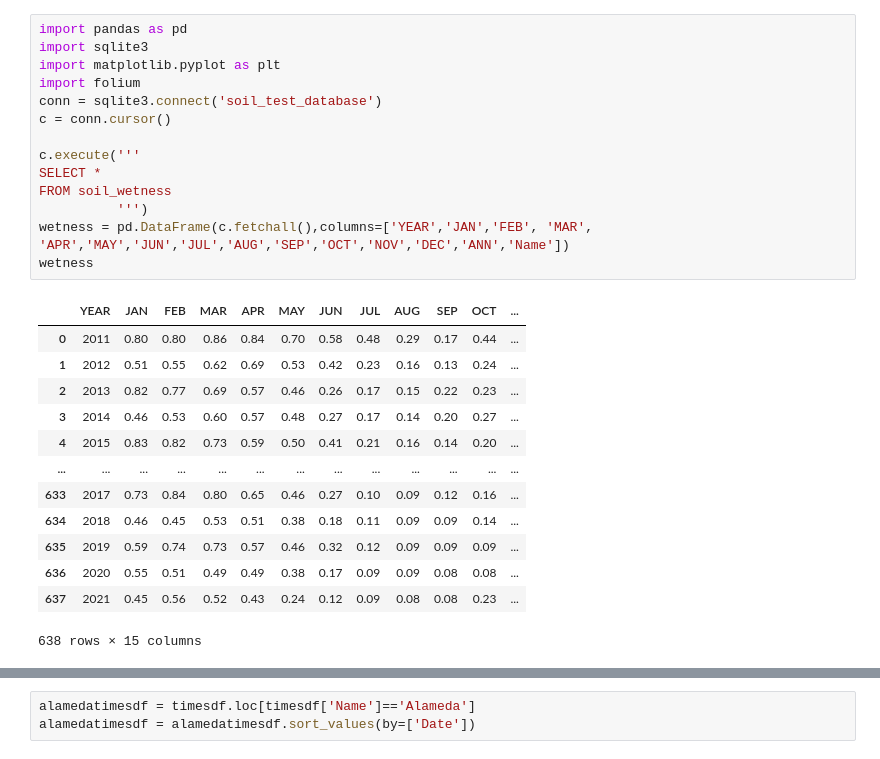
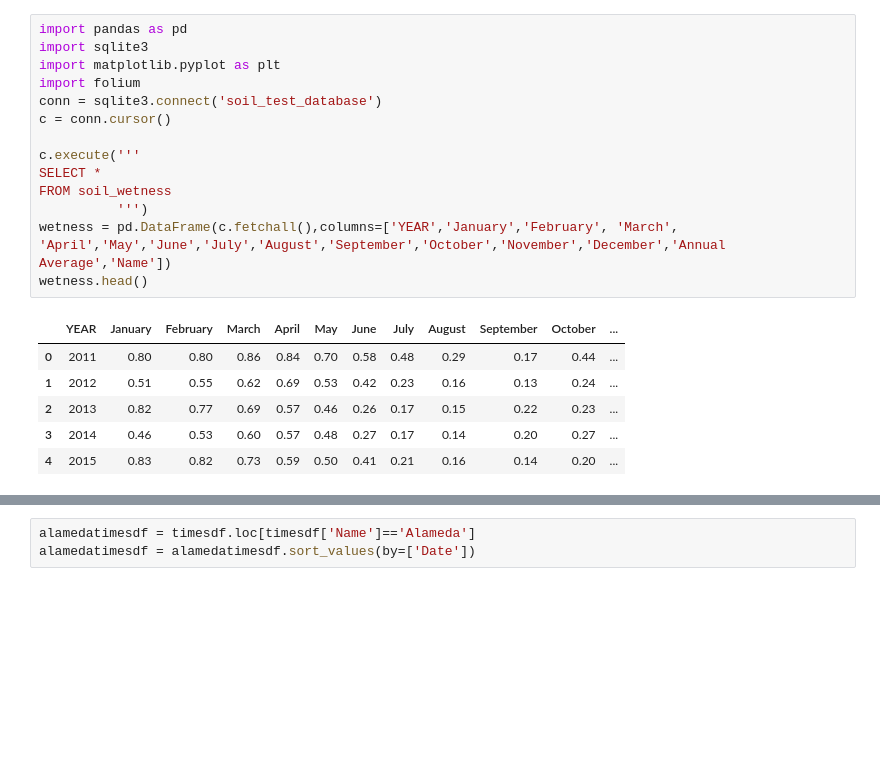
Before and after one commit to jchaghouri/soil_wetness_central_valley, a Jupyter notebook: Time series .ipynb, the cells around one changed output, grey strips where cells are left out. Saved outputs shown, nothing was run; the diff lists cells and outputs as text; blank space fills up the shorter version.

```diff
--- a/Time series .ipynb
+++ b/Time series .ipynb
@@ -1,29 +1,22 @@
 # %%
 import pandas as pd
 import sqlite3
 import matplotlib.pyplot as plt
 import folium
 conn = sqlite3.connect('soil_test_database')
 c = conn.cursor()
 
 c.execute('''
 SELECT *
 FROM soil_wetness
           ''')
-wetness = pd.DataFrame(c.fetchall(),columns=['YEAR','JAN','FEB', 'MAR', 'APR','MAY','JUN','JUL','AUG','SEP','OCT','NOV','DEC','ANN','Name'])
-wetness
+wetness = pd.DataFrame(c.fetchall(),columns=['YEAR','January','February', 'March', 'April','May','June','July','August','September','October','November','December','Annual Average','Name'])
+wetness.head()
 # %% [output]
-|  | YEAR | JAN | FEB | MAR | APR | MAY | JUN | JUL | AUG | SEP | OCT | ... |
+|  | YEAR | January | February | March | April | May | June | July | August | September | October | ... |
 | 0 | 2011 | 0.80 | 0.80 | 0.86 | 0.84 | 0.70 | 0.58 | 0.48 | 0.29 | 0.17 | 0.44 | ... |
 | 1 | 2012 | 0.51 | 0.55 | 0.62 | 0.69 | 0.53 | 0.42 | 0.23 | 0.16 | 0.13 | 0.24 | ... |
 | 2 | 2013 | 0.82 | 0.77 | 0.69 | 0.57 | 0.46 | 0.26 | 0.17 | 0.15 | 0.22 | 0.23 | ... |
 | 3 | 2014 | 0.46 | 0.53 | 0.60 | 0.57 | 0.48 | 0.27 | 0.17 | 0.14 | 0.20 | 0.27 | ... |
 | 4 | 2015 | 0.83 | 0.82 | 0.73 | 0.59 | 0.50 | 0.41 | 0.21 | 0.16 | 0.14 | 0.20 | ... |
-| ... | ... | ... | ... | ... | ... | ... | ... | ... | ... | ... | ... | ... |
-| 633 | 2017 | 0.73 | 0.84 | 0.80 | 0.65 | 0.46 | 0.27 | 0.10 | 0.09 | 0.12 | 0.16 | ... |
-| 634 | 2018 | 0.46 | 0.45 | 0.53 | 0.51 | 0.38 | 0.18 | 0.11 | 0.09 | 0.09 | 0.14 | ... |
-| 635 | 2019 | 0.59 | 0.74 | 0.73 | 0.57 | 0.46 | 0.32 | 0.12 | 0.09 | 0.09 | 0.09 | ... |
-| 636 | 2020 | 0.55 | 0.51 | 0.49 | 0.49 | 0.38 | 0.17 | 0.09 | 0.09 | 0.08 | 0.08 | ... |
-| 637 | 2021 | 0.45 | 0.56 | 0.52 | 0.43 | 0.24 | 0.12 | 0.09 | 0.08 | 0.08 | 0.23 | ... |
-638 rows × 15 columns
 # %%
```
Also changed, not shown: parts of 11 cells of this notebook, 2 other files.
